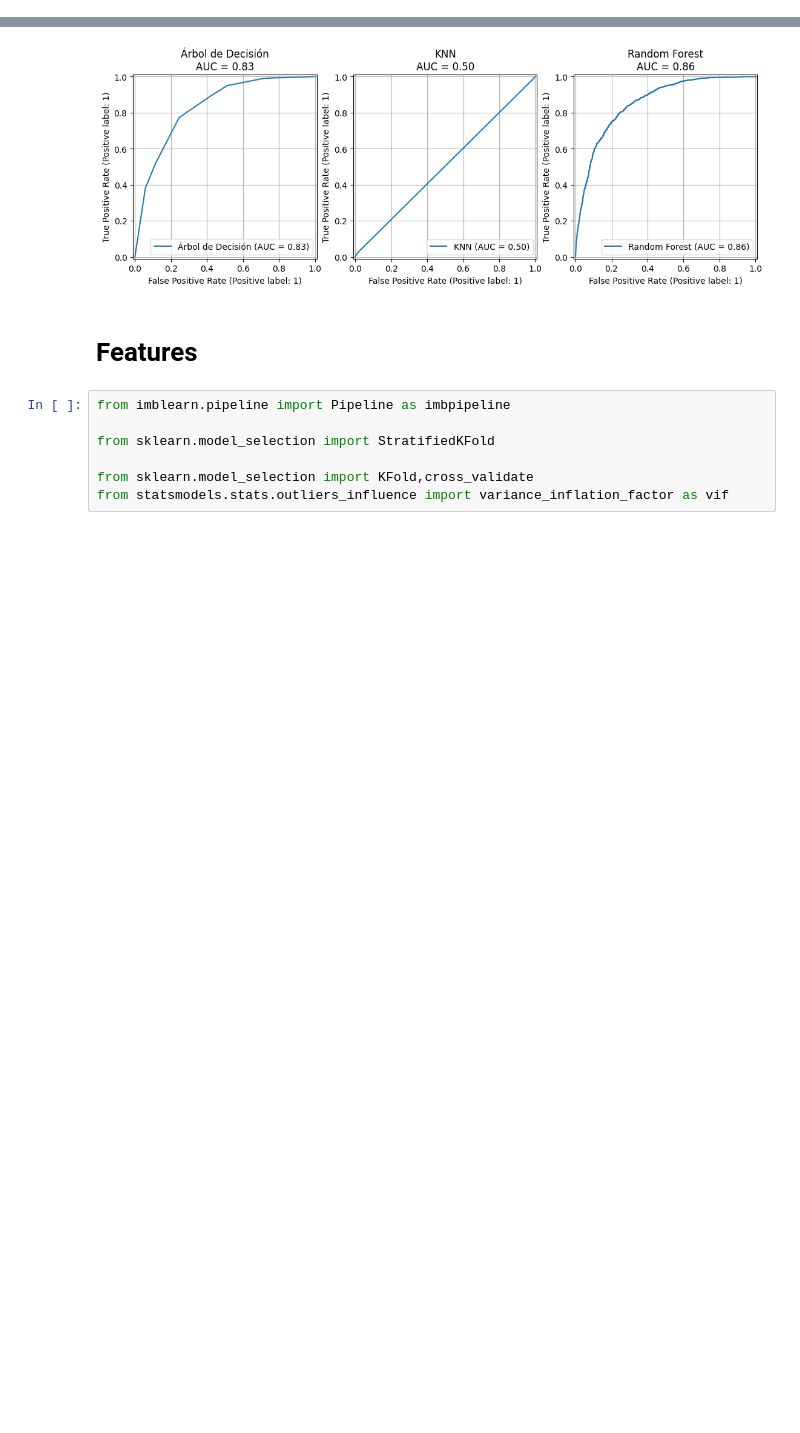
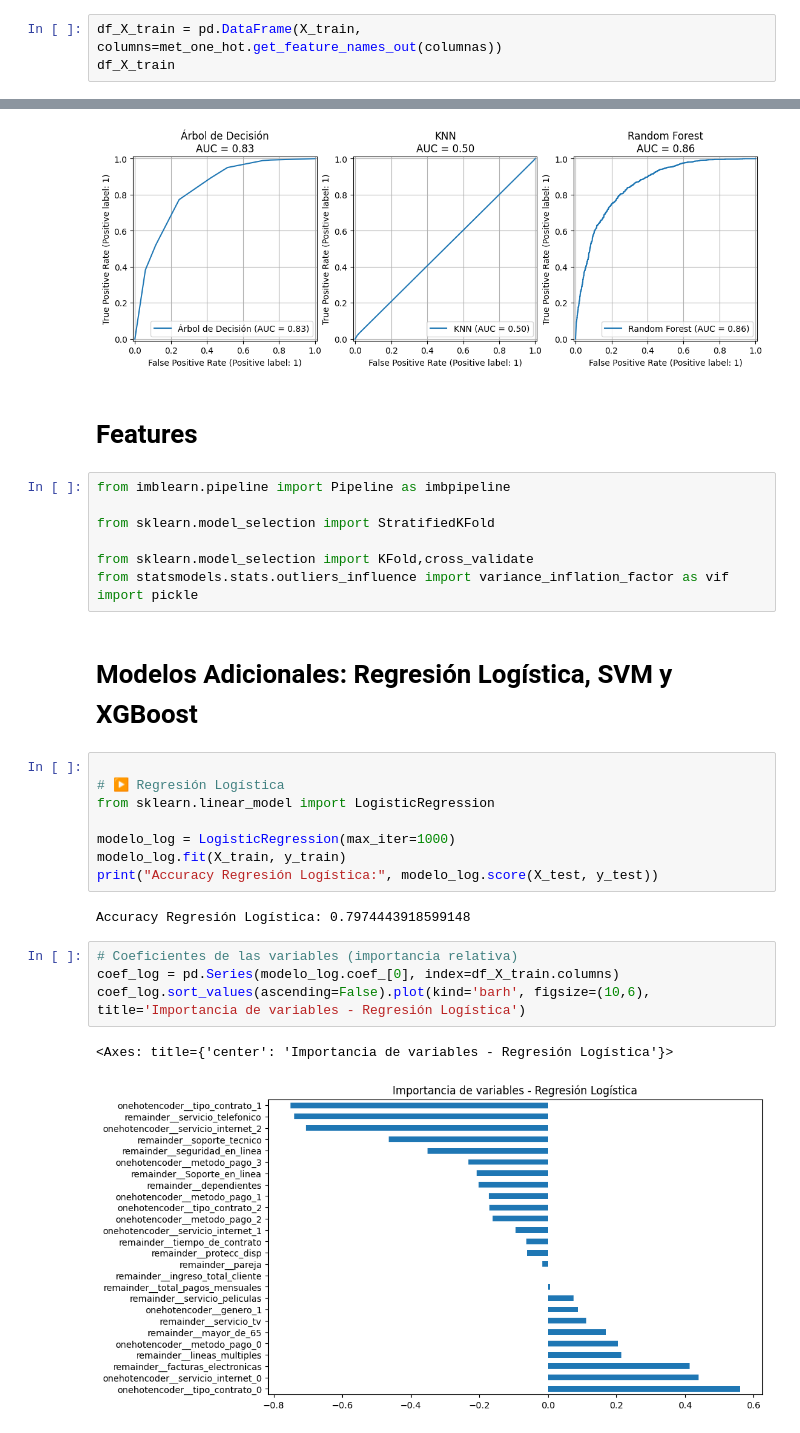
Before and after one commit to arnaldourbina/desafio_telecom_x_2, a Jupyter notebook: Desafio_TelecomX2.ipynb, the cells around one changed output, grey strips where cells are left out. Cells and saved outputs as stored; diff of their text form; blank space fills up the shorter version.

```diff
--- a/Desafio_TelecomX2.ipynb
+++ b/Desafio_TelecomX2.ipynb
@@ -224,3 +224,6 @@ from imblearn.over_sampling import SMOTE
 
 smote = SMOTE(random_state=42)
 X_train_smote, y_train_smote = smote.fit_resample(X_train, y_train)
+# %%
+df_X_train = pd.DataFrame(X_train, columns=met_one_hot.get_feature_names_out(columnas))
+df_X_train
@@ -451,3 +469,23 @@ from sklearn.model_selection import StratifiedKFold
 
 from sklearn.model_selection import KFold,cross_validate
 from statsmodels.stats.outliers_influence import variance_inflation_factor as vif
+import pickle
+# %% [markdown]
+#  Modelos Adicionales: Regresión Logística, SVM y XGBoost
+# %%
+
+# ▶️ Regresión Logística
+from sklearn.linear_model import LogisticRegression
+
+modelo_log = LogisticRegression(max_iter=1000)
+modelo_log.fit(X_train, y_train)
+print("Accuracy Regresión Logística:", modelo_log.score(X_test, y_test))
+# %% [output]
+Accuracy Regresión Logística: 0.7974443918599148
+# %%
+# Coeficientes de las variables (importancia relativa)
+coef_log = pd.Series(modelo_log.coef_[0], index=df_X_train.columns)
+coef_log.sort_values(ascending=False).plot(kind='barh', figsize=(10,6), title='Importancia de variables - Regresión Logística')
+# %% [output]
+<Axes: title={'center': 'Importancia de variables - Regresión Logística'}>
+[figure, added]
```
Also changed, not shown: parts of 11 cells of this notebook.
